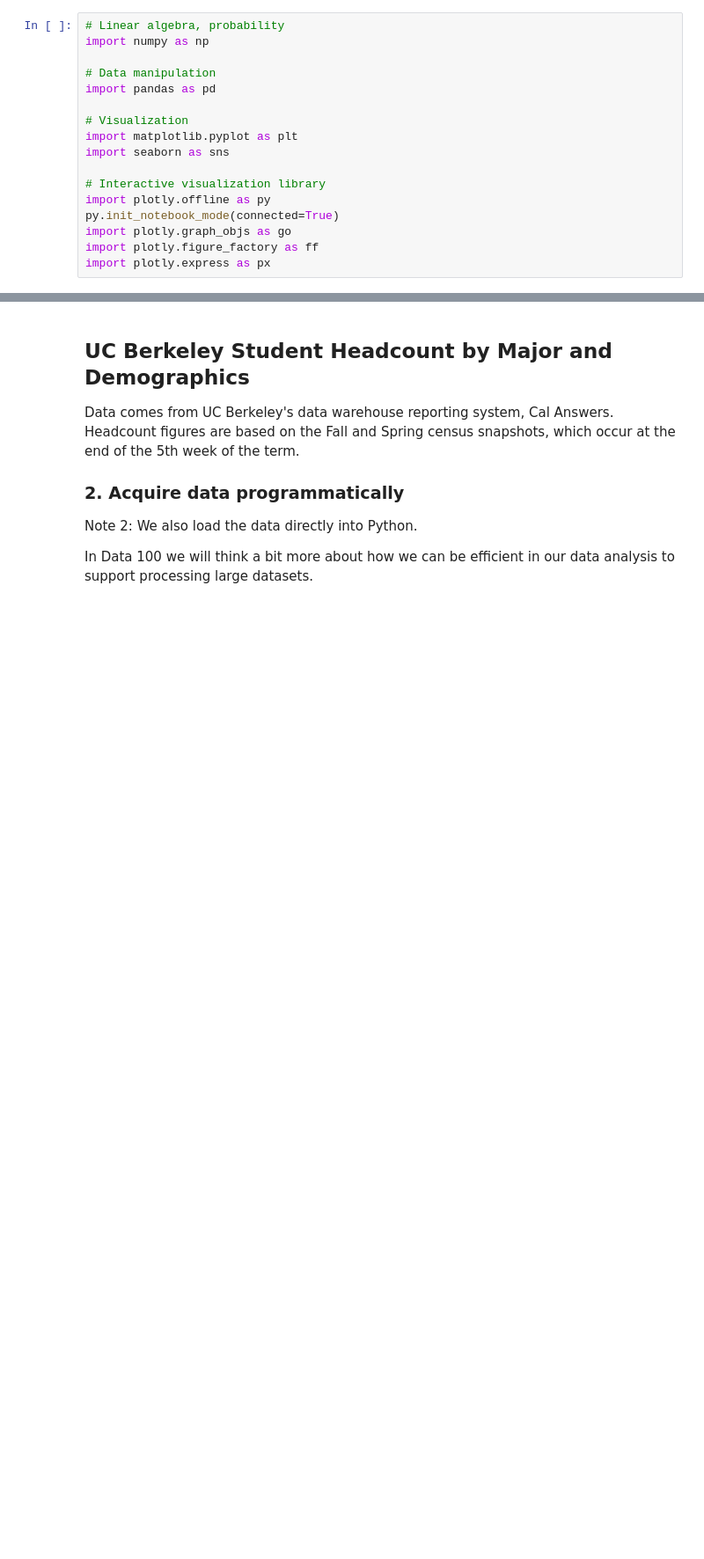
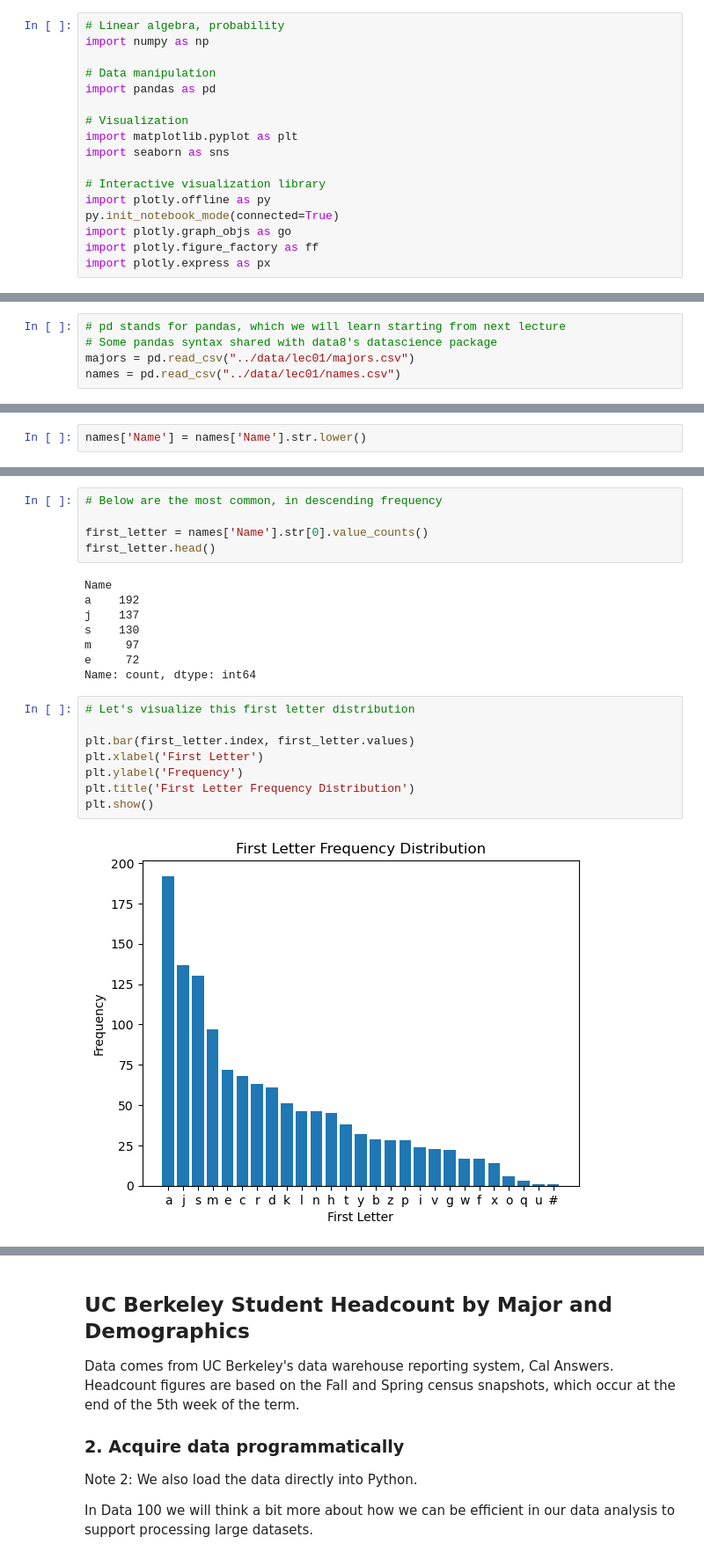
Before and after one commit to Limour-dev/ds100, a Jupyter notebook: lec01/lec01py.ipynb, the cells around one changed output, grey strips where cells are left out. Shown: that part at 88% size. Drawn from its saved outputs; the diff is of its cells as text; blank space fills up the shorter version.

```diff
--- a/lec01/lec01py.ipynb
+++ b/lec01/lec01py.ipynb
@@ -21,0 +24,5 @@ import plotly.express as px
+# %%
+# pd stands for pandas, which we will learn starting from next lecture
+# Some pandas syntax shared with data8's datascience package
+majors = pd.read_csv("../data/lec01/majors.csv")
+names = pd.read_csv("../data/lec01/names.csv")
@@ -21,0 +72,2 @@ import plotly.express as px
+# %%
+names['Name'] = names['Name'].str.lower()
@@ -21,0 +83,23 @@ import plotly.express as px
+# %%
+# Below are the most common, in descending frequency
+
+first_letter = names['Name'].str[0].value_counts()
+first_letter.head()
+# %% [output]
+Name
+a    192
+j    137
+s    130
+m     97
+e     72
+Name: count, dtype: int64
+# %%
+# Let's visualize this first letter distribution
+
+plt.bar(first_letter.index, first_letter.values)
+plt.xlabel('First Letter')
+plt.ylabel('Frequency')
+plt.title('First Letter Frequency Distribution')
+plt.show()
+# %% [output]
+[figure, added]
```
Also changed, not shown: parts of 41 cells of this notebook, 2 other files.
